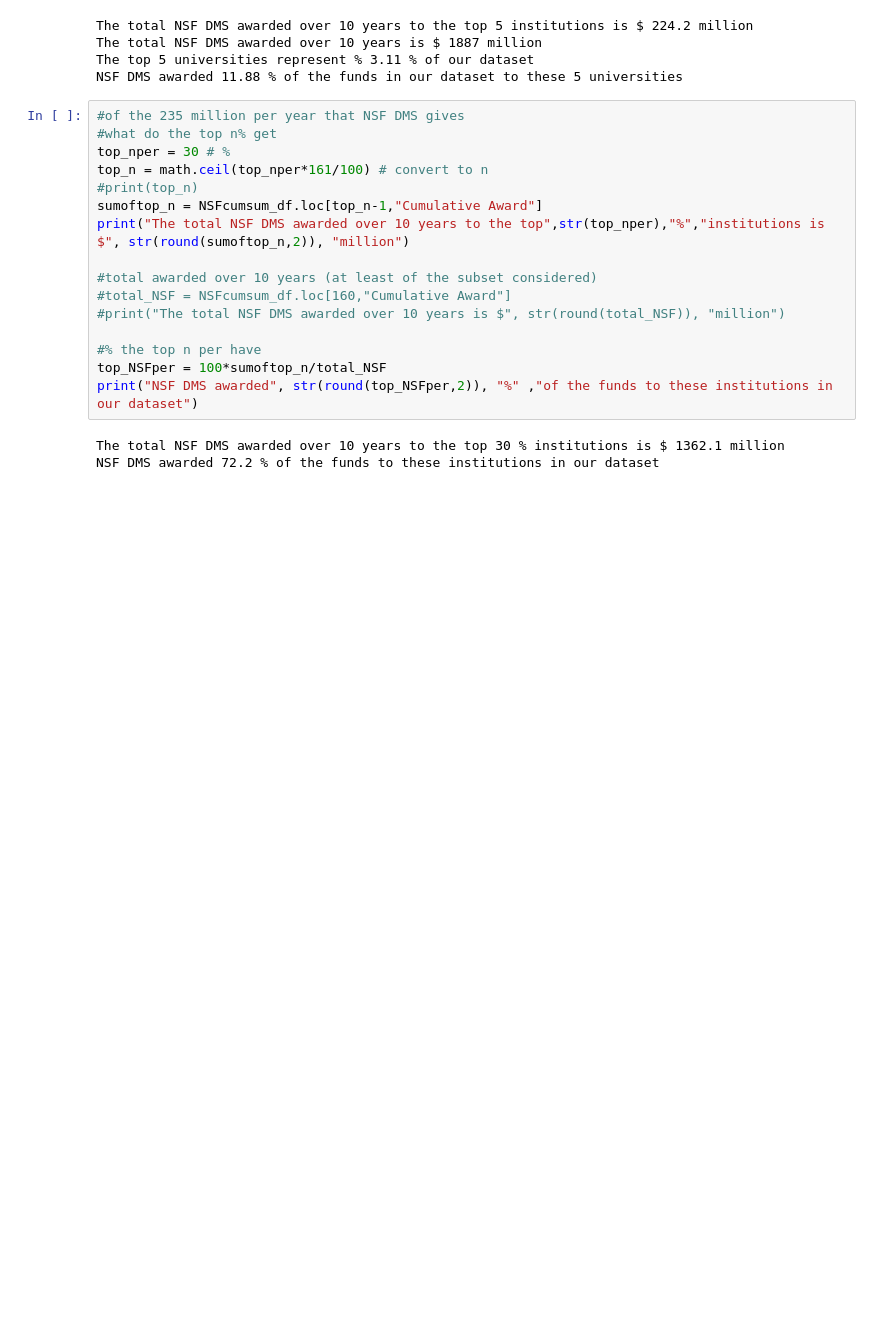
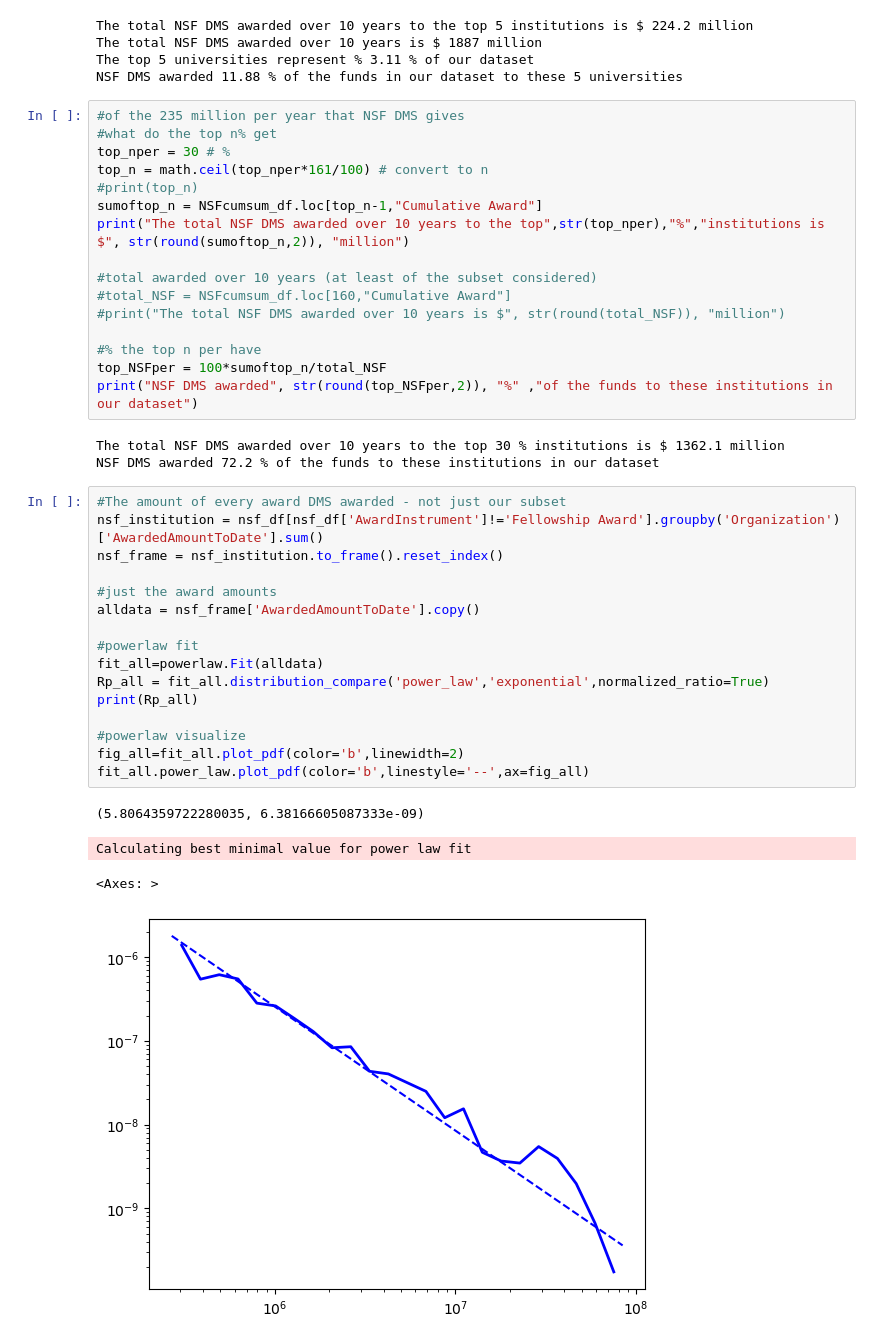
Before and after one commit to DAAAAMNSocialJustice/metamath, a Jupyter notebook: AMM/analysis_fixpw.ipynb, the cells around one changed output. Saved outputs shown, nothing was run; the diff lists cells and outputs as text; blank space fills up the shorter version.

Commit message:
Added  PL analysis of all awards (exc fellowships)

```diff
--- a/AMM/analysis_fixpw.ipynb
+++ b/AMM/analysis_fixpw.ipynb
@@ -551,3 +518,24 @@ print("NSF DMS awarded", str(round(top_NSFper,2)), "%" ,"of the funds to these i
 # %% [output]
 The total NSF DMS awarded over 10 years to the top 30 % institutions is $ 1362.1 million
 NSF DMS awarded 72.2 % of the funds to these institutions in our dataset
+# %%
+#The amount of every award DMS awarded - not just our subset
+nsf_institution = nsf_df[nsf_df['AwardInstrument']!='Fellowship Award'].groupby('Organization')['AwardedAmountToDate'].sum()
+nsf_frame = nsf_institution.to_frame().reset_index()
+
+#just the award amounts
+alldata = nsf_frame['AwardedAmountToDate'].copy()
+
+#powerlaw fit
+fit_all=powerlaw.Fit(alldata)
+Rp_all = fit_all.distribution_compare('power_law','exponential',normalized_ratio=True)
+print(Rp_all)
+
+#powerlaw visualize
+fig_all=fit_all.plot_pdf(color='b',linewidth=2)
+fit_all.power_law.plot_pdf(color='b',linestyle='--',ax=fig_all)
+# %% [output]
+(5.8064359722280035, 6.38166605087333e-09)
+Calculating best minimal value for power law fit
+<Axes: >
+[figure, added]
```
Also changed, not shown: parts of 3 cells of this notebook.
